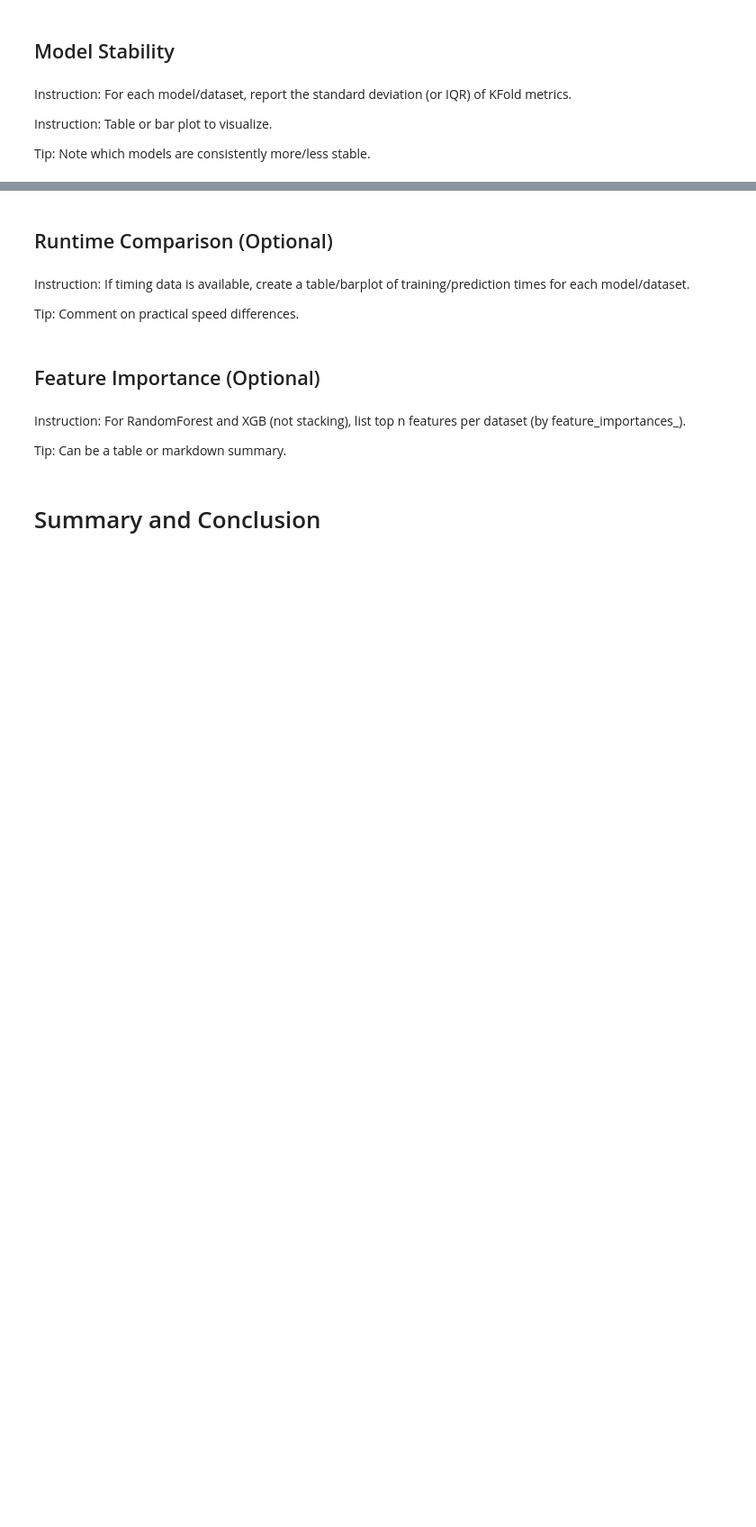
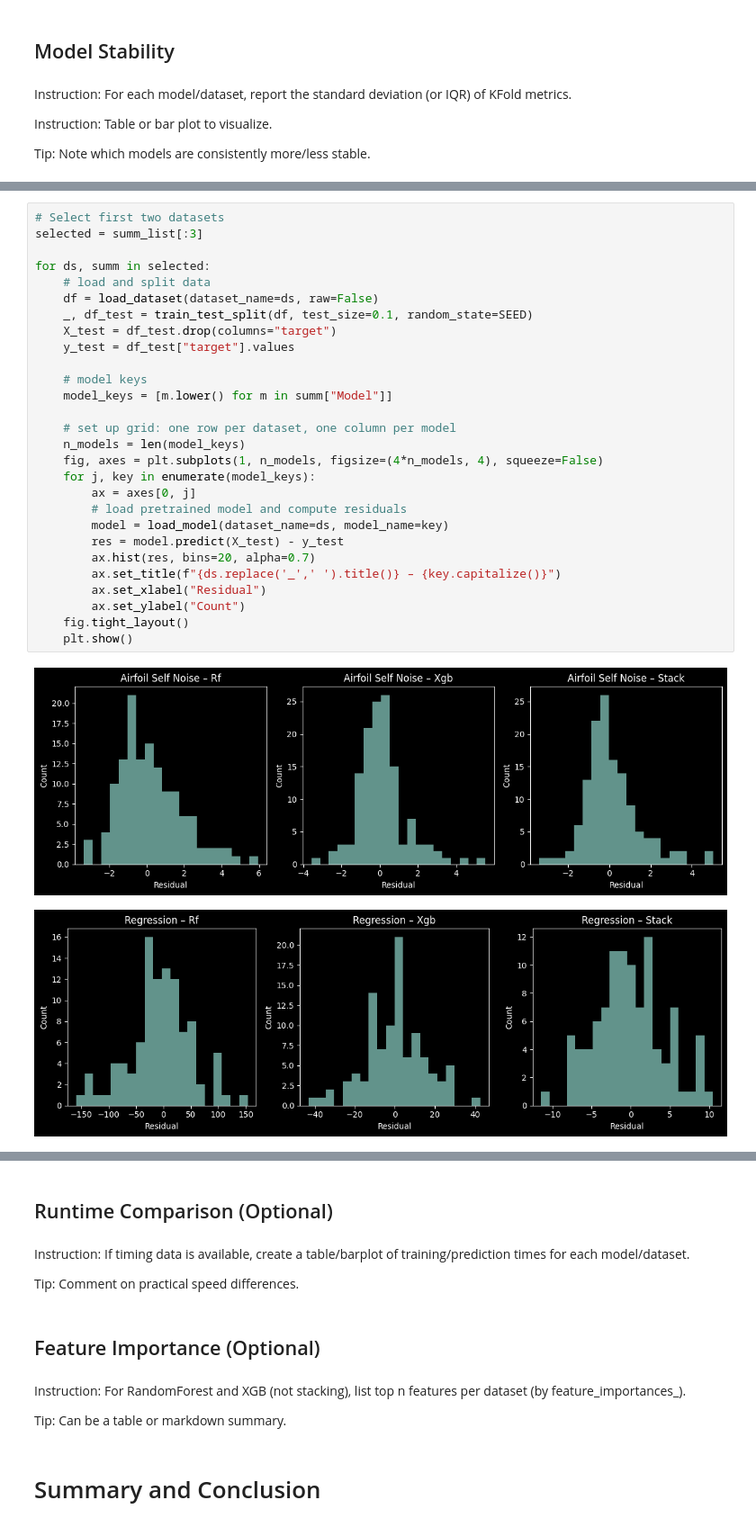
Before and after one commit to szm4c/bagging-boosting-stacking-study, a Jupyter notebook: notebooks/ensemble_comparison/ensemble_comparison.ipynb, the cells around one changed output, grey strips where cells are left out. Shown: that part at 90% size. Drawn from its saved outputs; the diff is of its cells as text; blank space fills up the shorter version.

```diff
--- a/notebooks/ensemble_comparison/ensemble_comparison.ipynb
+++ b/notebooks/ensemble_comparison/ensemble_comparison.ipynb
@@ -243,0 +760,31 @@ Tip: Comment on which models/datasets overfit more.
+# %%
+# Select first two datasets
+selected = summ_list[:3]
+
+for ds, summ in selected:
+    # load and split data
+    df = load_dataset(dataset_name=ds, raw=False)
+    _, df_test = train_test_split(df, test_size=0.1, random_state=SEED)
+    X_test = df_test.drop(columns="target")
+    y_test = df_test["target"].values
+
+    # model keys
+    model_keys = [m.lower() for m in summ["Model"]]
+
+    # set up grid: one row per dataset, one column per model
+    n_models = len(model_keys)
+    fig, axes = plt.subplots(1, n_models, figsize=(4*n_models, 4), squeeze=False)
+    for j, key in enumerate(model_keys):
+        ax = axes[0, j]
+        # load pretrained model and compute residuals
+        model = load_model(dataset_name=ds, model_name=key)
+        res = model.predict(X_test) - y_test
+        ax.hist(res, bins=20, alpha=0.7)
+        ax.set_title(f"{ds.replace('_',' ').title()} – {key.capitalize()}")
+        ax.set_xlabel("Residual")
+        ax.set_ylabel("Count")
+    fig.tight_layout()
+    plt.show()
+# %% [output]
+[figure, added]
+[figure, added]
```
Also changed, not shown: parts of 35 cells of this notebook.
